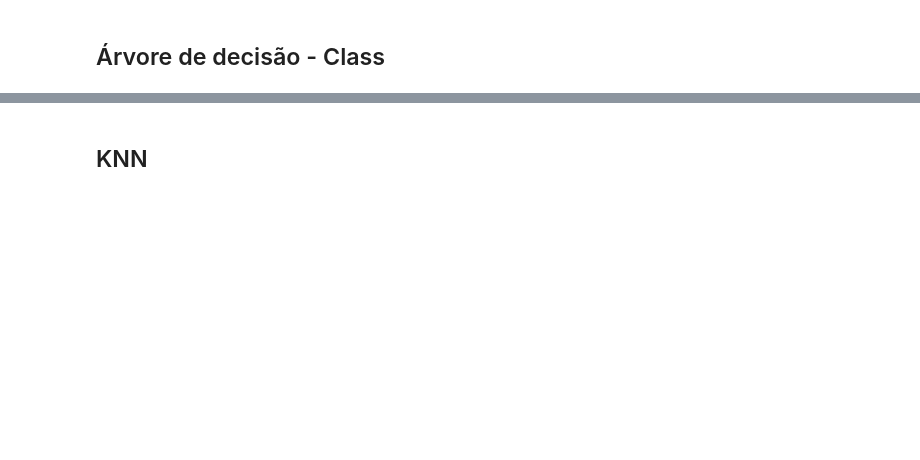
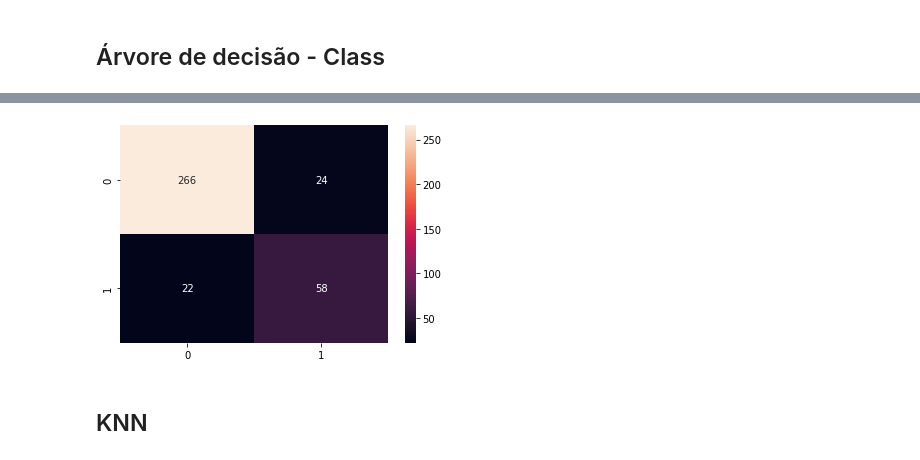
Before and after one commit to paciencia/moneyball_sandbox, a Jupyter notebook: Moneyball.ipynb, the cells around one changed output, grey strips where cells are left out. Cells and saved outputs as stored; diff of their text form; code cells hidden in the pictures; blank space fills up the shorter version.

```diff
--- a/Moneyball.ipynb
+++ b/Moneyball.ipynb
@@ -118,3 +142,7 @@ F1-Score: 0.7407407407407408
+# %%
+sns.heatmap(confusion_matrix(y_test,y_pred_treeclf), annot=True, fmt='d');
+# %% [output]
+[figure, added]
 # %% [markdown]
 ## KNN
 # %%
```
Also changed, not shown: parts of 15 cells of this notebook, 1 other file.
